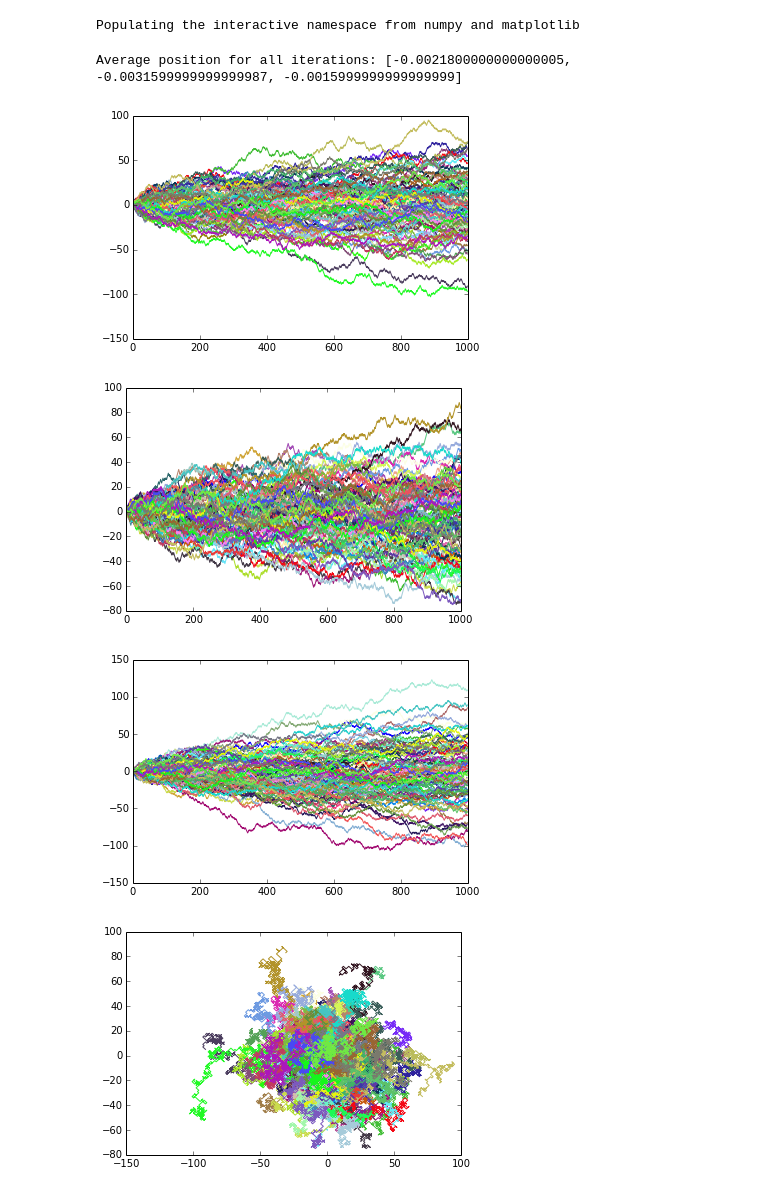
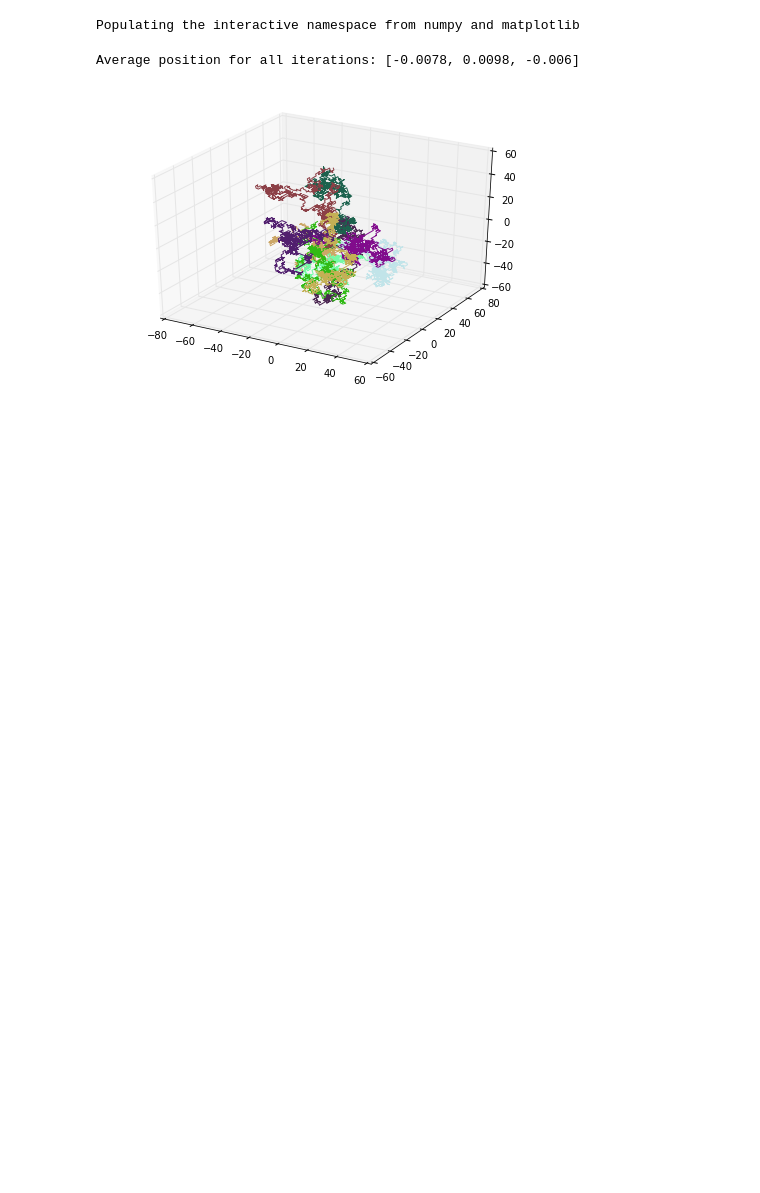
Before and after one commit to abardess/PHYS202-S14, a Jupyter notebook: ThermalCA1_Random_Walk.ipynb, the cells around one changed output. Saved outputs shown, nothing was run; the diff lists cells and outputs as text; code cells hidden in the pictures; blank space fills up the shorter version.

Commit message:
Added graphic of 3D motion.

```diff
--- a/ThermalCA1_Random_Walk.ipynb
+++ b/ThermalCA1_Random_Walk.ipynb
@@ -53,30 +53,33 @@ def random_path(iterations, steps):
     for i in range(iterations):
         colors.append(numpy.random.rand(3,1))                    #generate a color for each path
 
+    #for i in range(iterations):
+    #    plt.plot(t, xpaths[i], color = colors[i])                #plot all paths in x direction
+    #plt.show()
+    #for i in range(iterations):
+    #    plt.plot(t, ypaths[i], color = colors[i])                #plot all paths in y direction
+    #plt.show()
+    #for i in range(iterations):
+    #    plt.plot(t, zpaths[i], color = colors[i])                #plot all paths in z direction
+    #plt.show()
+
+    #for i in range(iterations):                                  #plot all paths in the x-y plane
+    #    plt.plot(xpaths[i], ypaths[i], color = colors[i])
+    #plt.show()
+    #for i in range(iterations):                                  #plot all paths in the y-z plane
+    #    plt.plot(ypaths[i], zpaths[i], color = colors[i])
+    #plt.show()
+    #for i in range(iterations):                                  #plot all paths in the z-x plane
+    #    plt.plot(zpaths[i], xpaths[i], color = colors[i])
+    #plt.show()
+
+
+    fig = pylab.figure(); ax = Axes3D(fig)
     for i in range(iterations):
-        plt.plot(t, xpaths[i], color = colors[i])                #plot all paths in x direction
+        ax.plot(xpaths[i], ypaths[i], zpaths[i], color = colors[i])
     plt.show()
-    for i in range(iterations):
-        plt.plot(t, ypaths[i], color = colors[i])                #plot all paths in y direction
-    plt.show()
-    for i in range(iterations):
-        plt.plot(t, zpaths[i], color = colors[i])                #plot all paths in z direction
-    plt.show()
-
-    for i in range(iterations):                                  #plot all paths in the x-y plane
-        plt.plot(xpaths[i], ypaths[i], color = colors[i])
-    plt.show()
-    for i in range(iterations):                                  #plot all paths in the y-z plane
-        plt.plot(ypaths[i], zpaths[i], color = colors[i])
-    plt.show()
-    for i in range(iterations):                                  #plot all paths in the z-x plane
-        plt.plot(zpaths[i], xpaths[i], color = colors[i])
-    plt.show()
 # %%
-random_path(100, 1000)
+random_path(10, 1000)
 # %% [output]
-Average position for all iterations: [-0.0021800000000000005, -0.0031599999999999987, -0.0015999999999999999]
+Average position for all iterations: [-0.0078, 0.0098, -0.006]
-[figure, old version]
+[figure, new version]
-[figure, removed]
-[figure, removed]
-[figure, removed]
```
Also changed, not shown: parts of 1 cell of this notebook.
